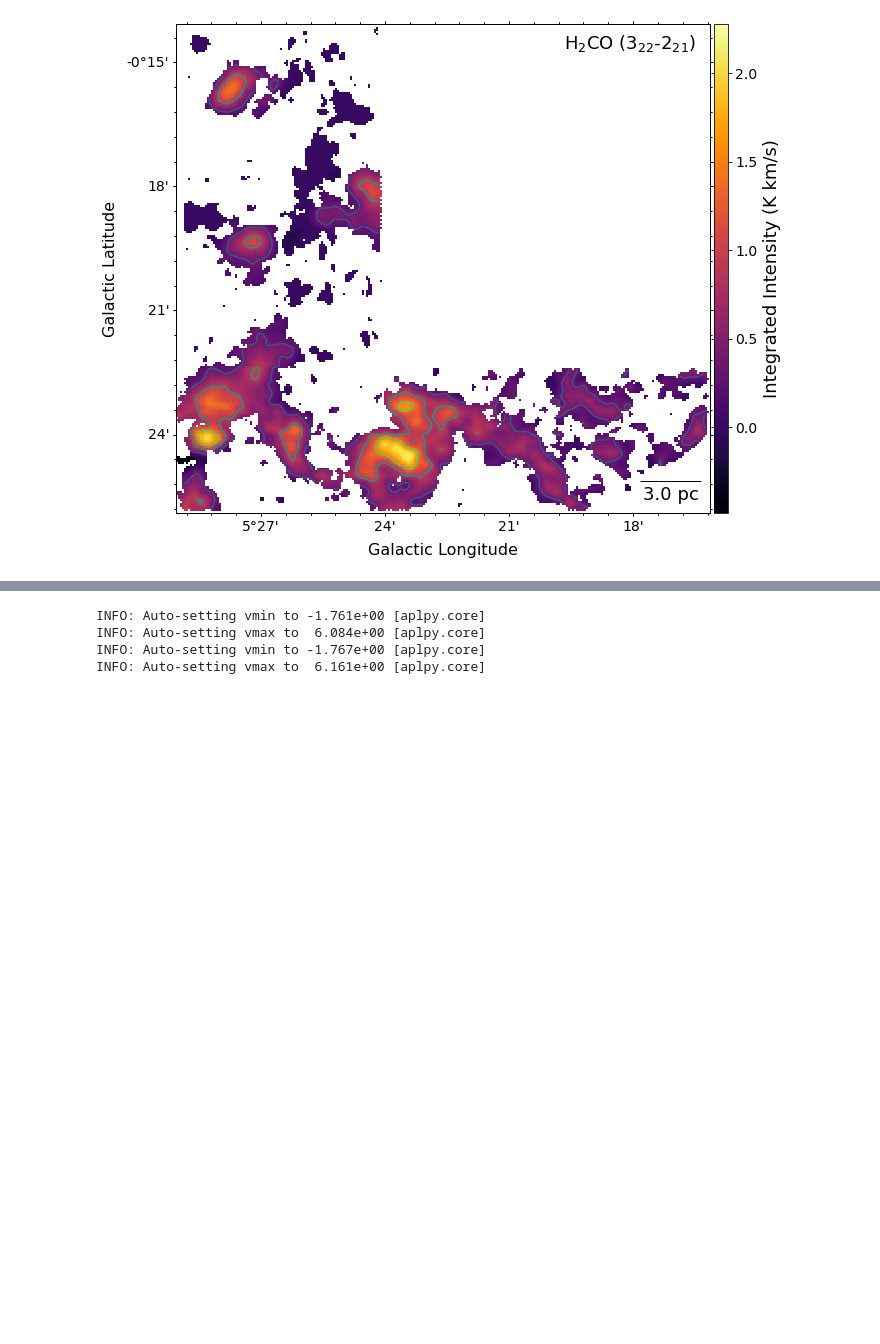
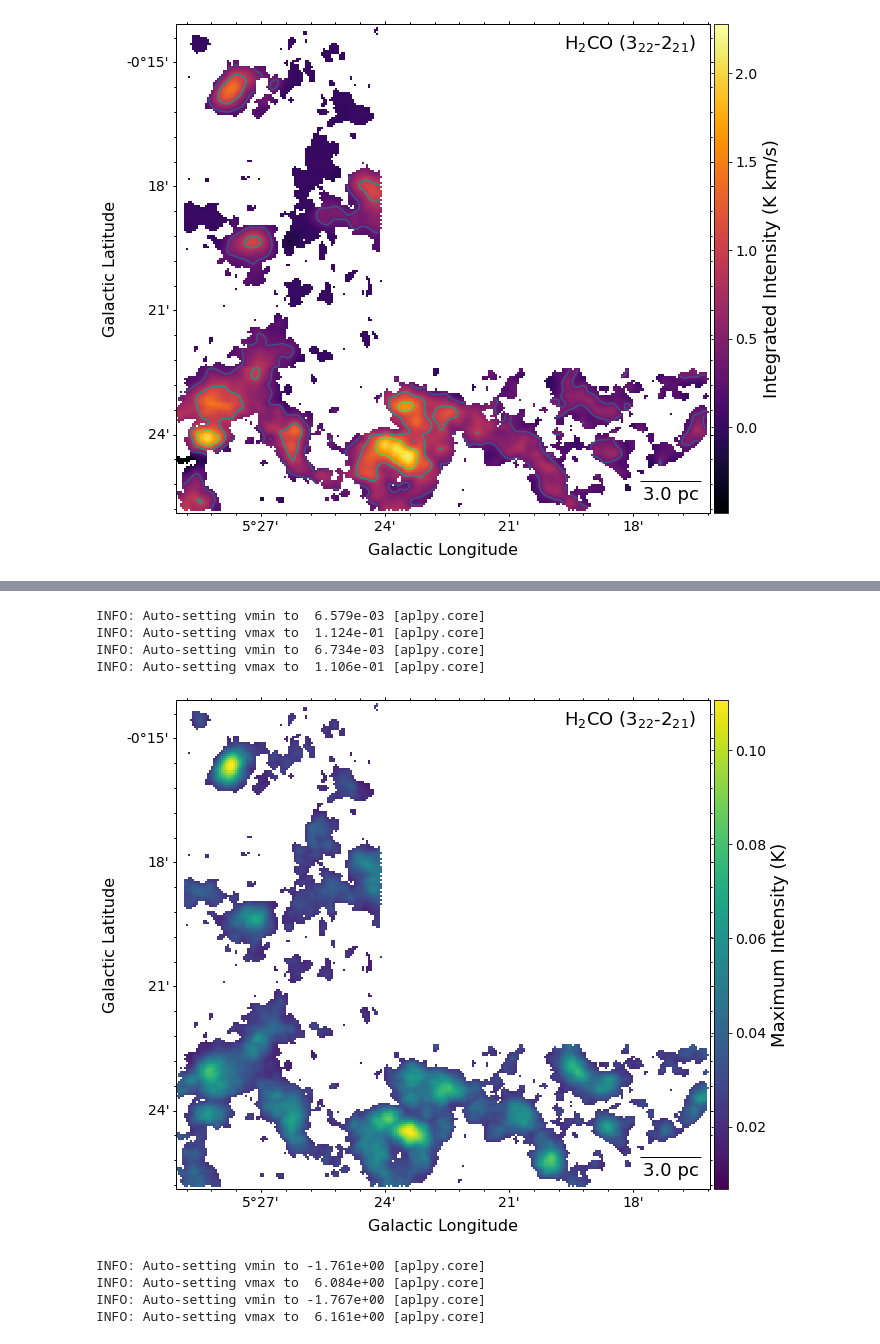
Before and after one commit to SpacialTree/clouds-g5-b1, a Jupyter notebook: NewMomentMaps.ipynb, the cells around one changed output, grey strips where cells are left out. Cells and saved outputs as stored; diff of their text form; code cells hidden in the pictures; blank space fills up the shorter version.

```diff
--- a/NewMomentMaps.ipynb
+++ b/NewMomentMaps.ipynb
@@ -234,3 +284,18 @@ INFO: Auto-setting vmin to -4.873e-01 [aplpy.core]
 INFO: Auto-setting vmax to  2.279e+00 [aplpy.core]
 INFO: Auto-setting resolution to 35.3201 dpi [aplpy.core]
 [figure]
+# %%
+cube23_max = cube_23.with_mask(mask_23).max(axis=0)
+cube23_max.quicklook()
+cube23_max.FITSFigure.show_colorscale(cmap='viridis')
+cube23_max.FITSFigure.colorbar.set_axis_label_text('Maximum Intensity (K)')
+#cube23_max.FITSFigure.show_contour(cube23_0.hdu, returnlevels=True)
+cube23_max.FITSFigure.colorbar.set_axis_label_font(size=18)
+cube23_max.FITSFigure.colorbar.set_font(size=14)
+cube23_max.FITSFigure.axis_labels.set_font(size=16)
+cube23_max.FITSFigure.tick_labels.set_font(size=14)
+cube23_max.FITSFigure.add_label(0.85, 0.96, "H$_2$CO (3$_{22}$-2$_{21}$)", relative=True, size=18)
+cube23_max.FITSFigure.add_scalebar(ang, color='black', size=18)
+cube23_max.FITSFigure.scalebar.set_label(m)
+#cube23_0.FITSFigure.savefig('/orange/adamginsburg/cmz/g5/code/plots/mom0_23-new.pdf')
+# %% [output]
@@ -237,3 +303,8 @@ INFO: Auto-setting resolution to 35.3201 dpi [aplpy.core]
+INFO: Auto-setting vmin to  6.579e-03 [aplpy.core]
+INFO: Auto-setting vmax to  1.124e-01 [aplpy.core]
+INFO: Auto-setting vmin to  6.734e-03 [aplpy.core]
+INFO: Auto-setting vmax to  1.106e-01 [aplpy.core]
+[figure, added]
 # %%
 cube25_0 = cube_25.with_mask(mask_25).moment0()
 cube25_0.quicklook()
```
Also changed, not shown: parts of 9 cells of this notebook, 5 other files.
